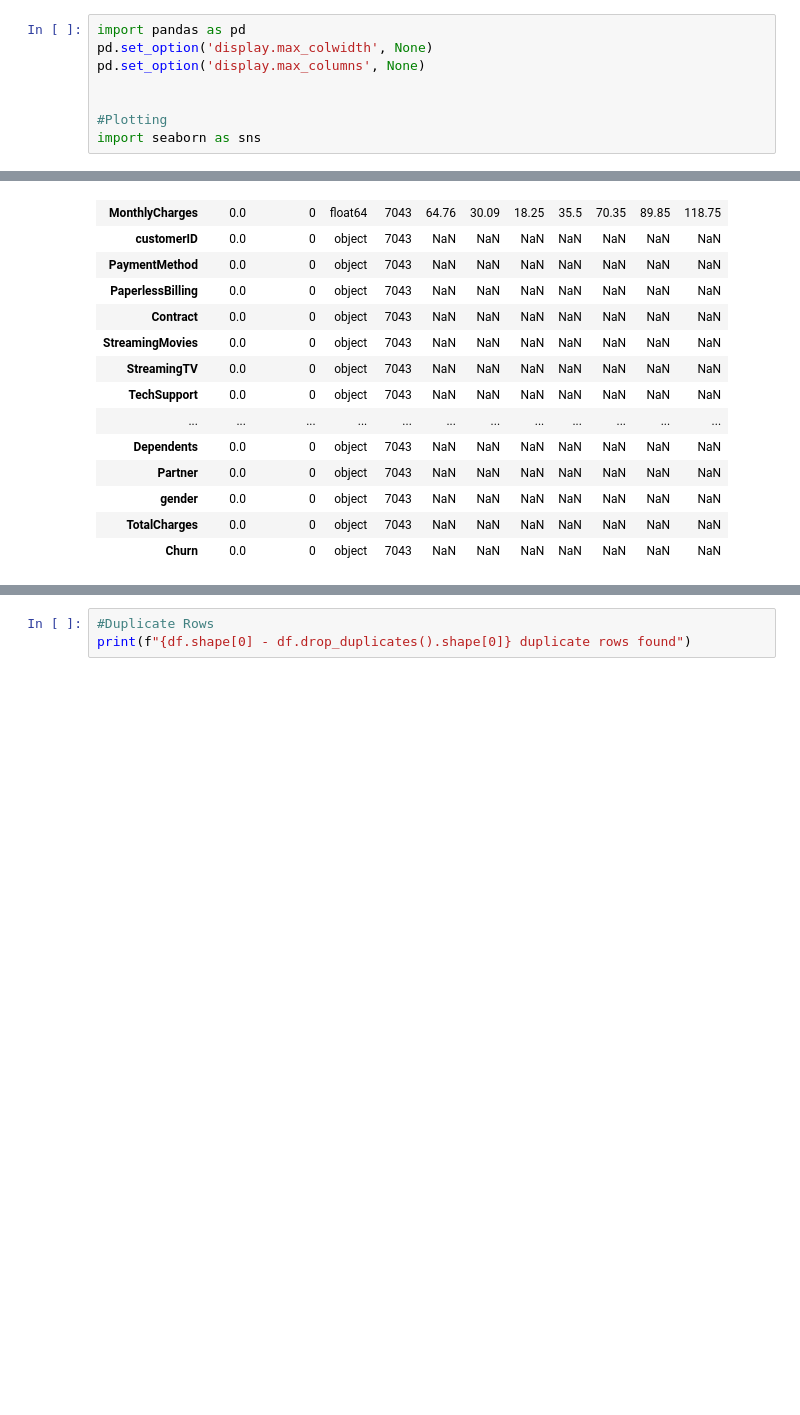
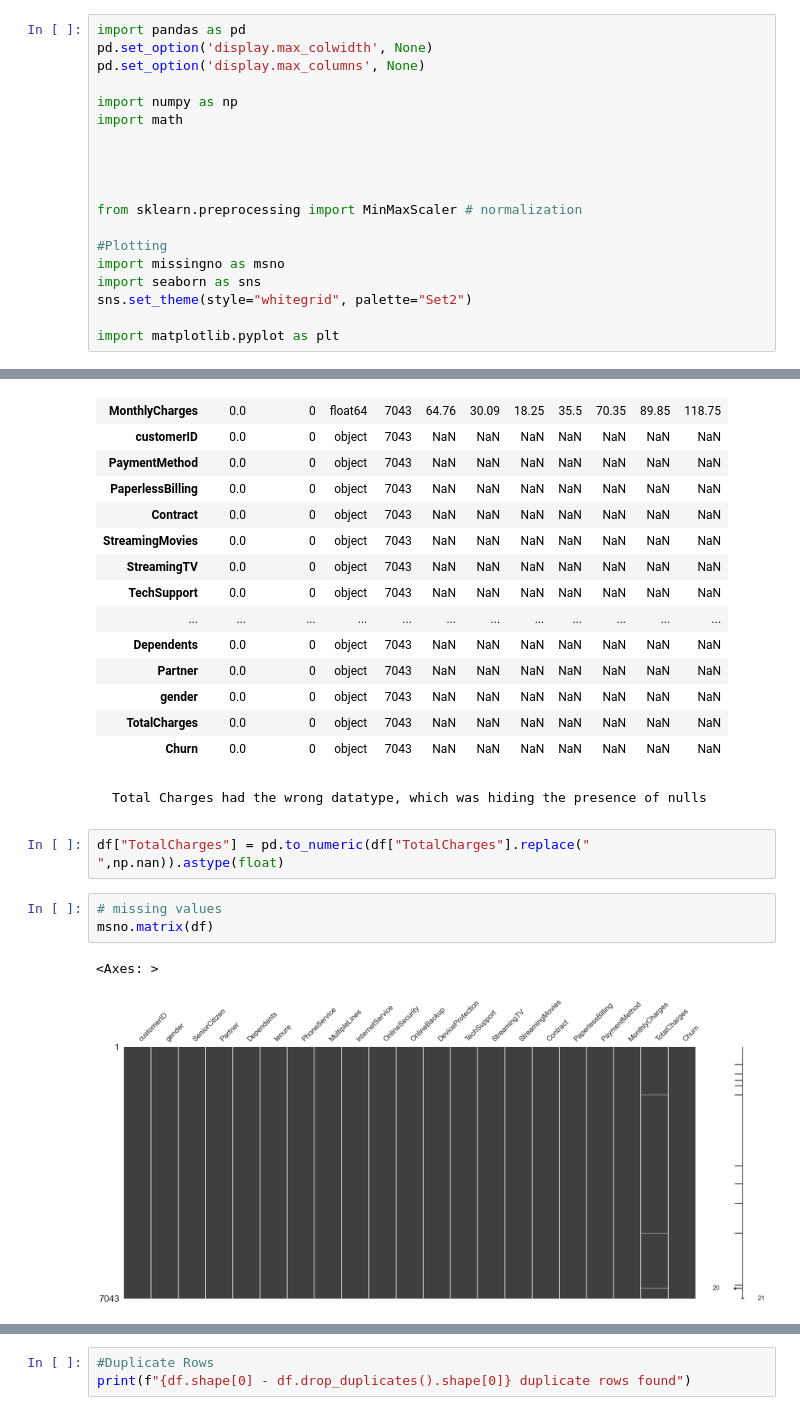
Before and after one commit to nb3110/telco_churn_project, a Jupyter notebook: notebook.ipynb, the cells around one changed output, grey strips where cells are left out. Saved outputs shown, nothing was run; the diff lists cells and outputs as text; blank space fills up the shorter version.

Commit message:
EDA for numeric variables, Machine learning first tests

```diff
--- a/notebook.ipynb
+++ b/notebook.ipynb
@@ -3,9 +3,20 @@ import pandas as pd
 pd.set_option('display.max_colwidth', None)
 pd.set_option('display.max_columns', None)
 
+import numpy as np
+import math
+
+
+
+
+from sklearn.preprocessing import MinMaxScaler # normalization
 
 #Plotting
+import missingno as msno
 import seaborn as sns
+sns.set_theme(style="whitegrid", palette="Set2")
+
+import matplotlib.pyplot as plt
 # %%
 df = pd.read_csv(r"C:\Users\Nicolas\Documents\ironhack_bootcamp\projects\telco_churn_project\data.xls")
 data_dict = pd.read_excel(r"C:\Users\Nicolas\Documents\ironhack_bootcamp\projects\telco_churn_project\data_dict.xlsx")
@@ -76,5 +89,15 @@ summary_statistics(df)
 | gender | 0.0 | 0 | object | 7043 | NaN | NaN | NaN | NaN | NaN | NaN | NaN |
 | TotalCharges | 0.0 | 0 | object | 7043 | NaN | NaN | NaN | NaN | NaN | NaN | NaN |
 | Churn | 0.0 | 0 | object | 7043 | NaN | NaN | NaN | NaN | NaN | NaN | NaN |
+# %% [markdown]
+    Total Charges had the wrong datatype, which was hiding the presence of nulls
+# %%
+df["TotalCharges"] = pd.to_numeric(df["TotalCharges"].replace(" ",np.nan)).astype(float)
+# %%
+# missing values
+msno.matrix(df)
+# %% [output]
+<Axes: >
+[figure, added]
 # %% [markdown]
 - 7043 observations
```
Also changed, not shown: parts of 87 cells of this notebook, 1 other file.
